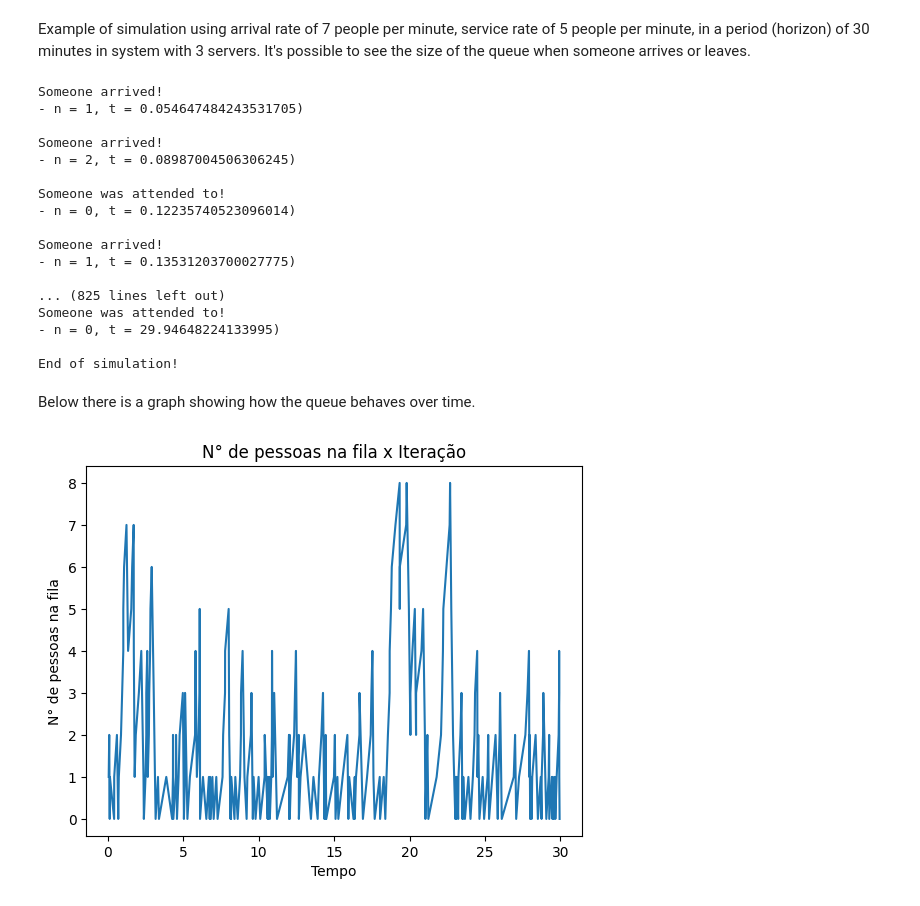
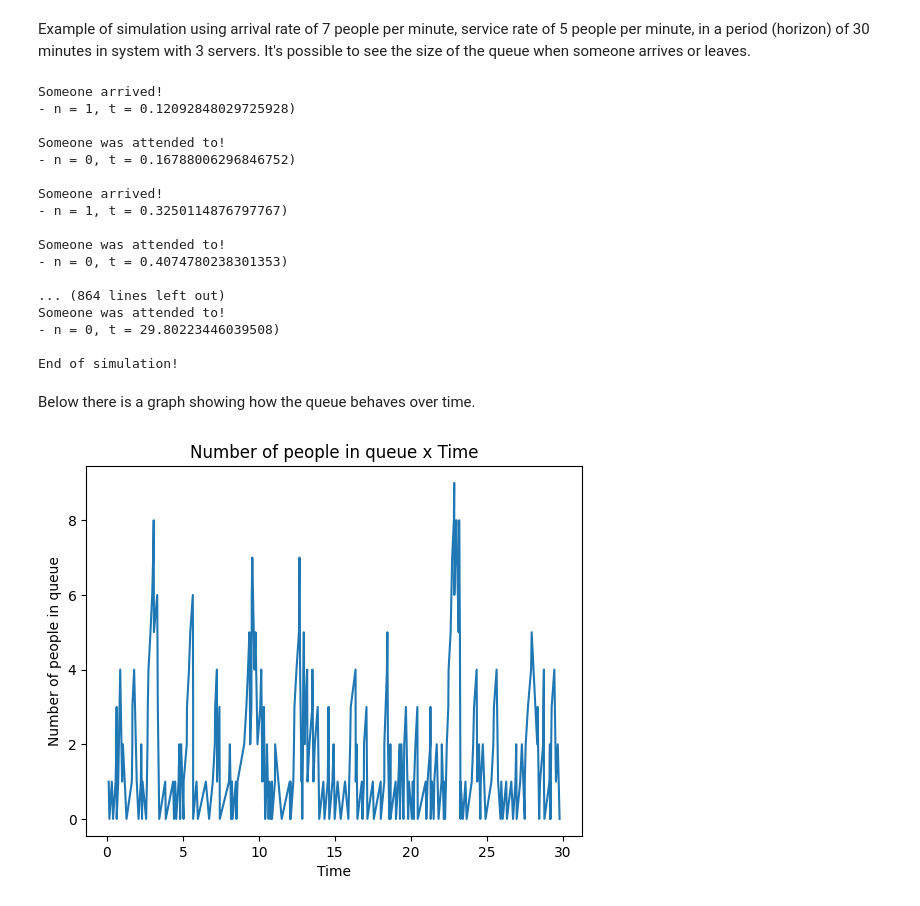
Before and after one commit to icarusrodrigues/queue-simulations, a Jupyter notebook: MMC_Queue_Simulation.ipynb, the cells around one changed output. Drawn from its saved outputs; the diff is of its cells as text; code cells hidden in the pictures.

```diff
--- a/MMC_Queue_Simulation.ipynb
+++ b/MMC_Queue_Simulation.ipynb
@@ -27,7 +30,7 @@ class MMCQueue:
     self.horizon = horizon
     self.show = show
     self.times_queue = []
-    self.n_times = []
+    self.people_queue = []
     self.i = 0
 
   def arrive(self):
@@ -37,7 +40,7 @@ class MMCQueue:
 
       self.n += 1
       self.times_queue.append(self.env.now)
-      self.n_times.append(self.n)
+      self.people_queue.append(self.n)
 
       if self.show:
         print(f"Someone arrived!\n- n = {self.n}, t = {self.env.now})\n")
@@ -58,7 +61,7 @@ class MMCQueue:
         self.n = 0
 
       self.times_queue.append(self.env.now)
-      self.n_times.append(self.n)
+      self.people_queue.append(self.n)
 
       if self.show:
         print(f"Someone was attended to!\n- n = {self.n}, t = {self.env.now})\n")
@@ -85,29 +88,29 @@ mmc_queue = MMCQueue(arrival_rate, service_rate, max_resources, horizon, True)
 mmc_queue.run_simulation()
 # %% [output]
 Someone arrived!
-- n = 1, t = 0.054647484243531705)
+- n = 1, t = 0.12092848029725928)
+
+Someone was attended to!
+- n = 0, t = 0.16788006296846752)
 
 Someone arrived!
-- n = 2, t = 0.08987004506306245)
+- n = 1, t = 0.3250114876797767)
 
 Someone was attended to!
-- n = 0, t = 0.12235740523096014)
+- n = 0, t = 0.4074780238301353)
 
-Someone arrived!
-- n = 1, t = 0.13531203700027775)
-
-... (825 lines left out)
+... (864 lines left out)
 Someone was attended to!
-- n = 0, t = 29.94648224133995)
+- n = 0, t = 29.80223446039508)
 
 End of simulation!
 # %% [markdown]
 Below there is a graph showing how the queue behaves over time.
 # %%
-plt.plot(mmc_queue.times_queue, mmc_queue.n_times)
+plt.plot(mmc_queue.times_queue, mmc_queue.people_queue)
 plt.title("Number of people in queue x Time")
 plt.xlabel("Time")
 plt.ylabel("Number of people in queue")
 plt.show()
 # %% [output]
-[figure, old version]
+[figure, new version]
```
Also changed, not shown: parts of 1 cell of this notebook.
